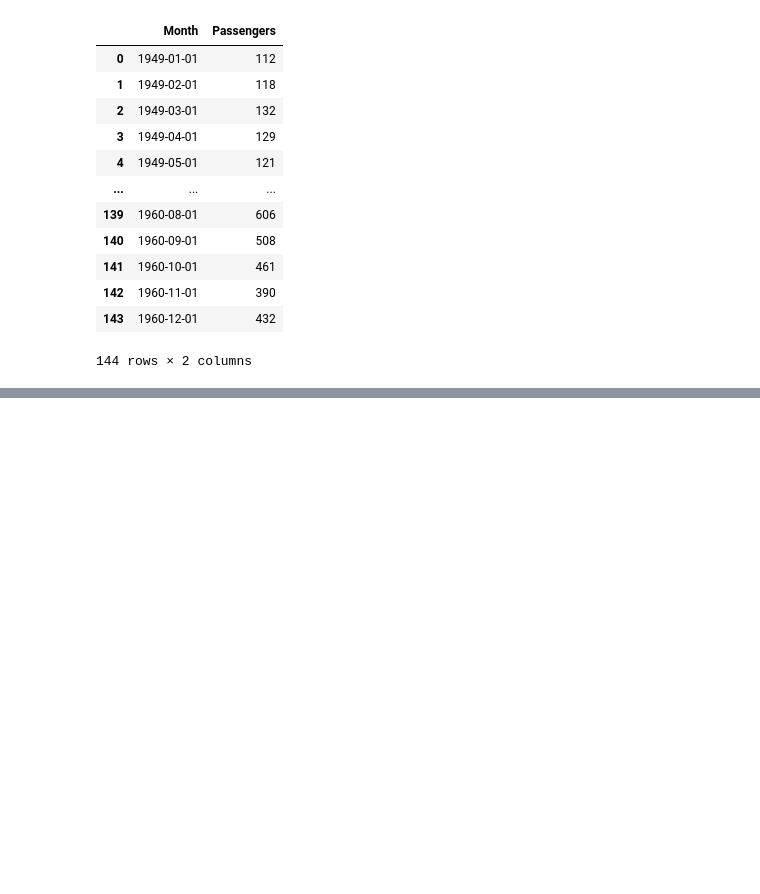
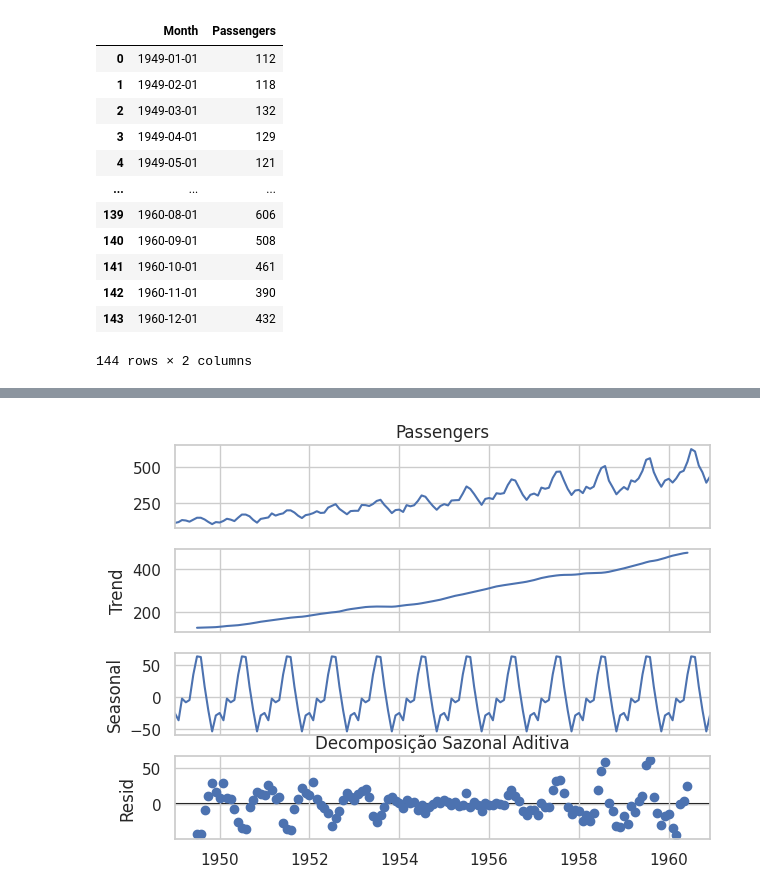
Before and after one commit to andvsilva/programming_school, a Jupyter notebook: notebooks/time-series/Lab_series_temp_2023_2.ipynb, the cells around one changed output, grey strips where cells are left out. Drawn from its saved outputs; the diff is of its cells as text; code cells hidden in the pictures; blank space fills up the shorter version.

```diff
--- a/notebooks/time-series/Lab_series_temp_2023_2.ipynb
+++ b/notebooks/time-series/Lab_series_temp_2023_2.ipynb
@@ -81,0 +94,10 @@ fig = sns.lineplot(x='Month', y='Passengers', data=passenger, ax=ax)
+# %%
+passenger = passenger.set_index('Month')
+# %%
+# Decomposição sazonal aditiva
+result_aditivo = sm.tsa.seasonal_decompose(passenger['Passengers'], model='aditive')
+result_aditivo.plot()
+plt.title('Decomposição Sazonal Aditiva')
+plt.show()
+# %% [output]
+[figure, added]
```
Also changed, not shown: parts of 5 cells of this notebook.
